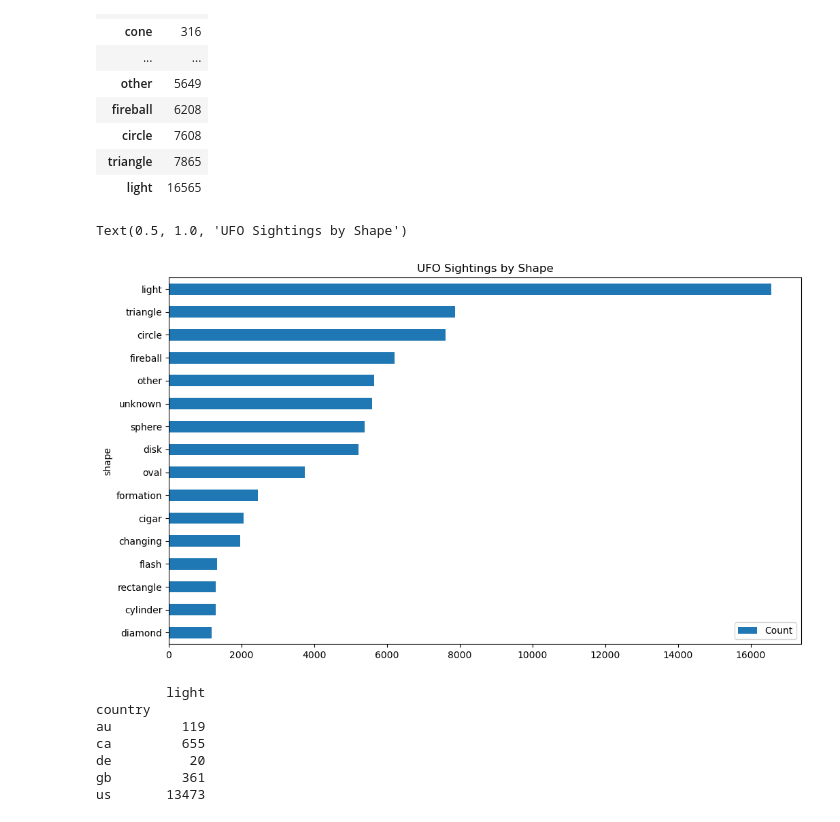
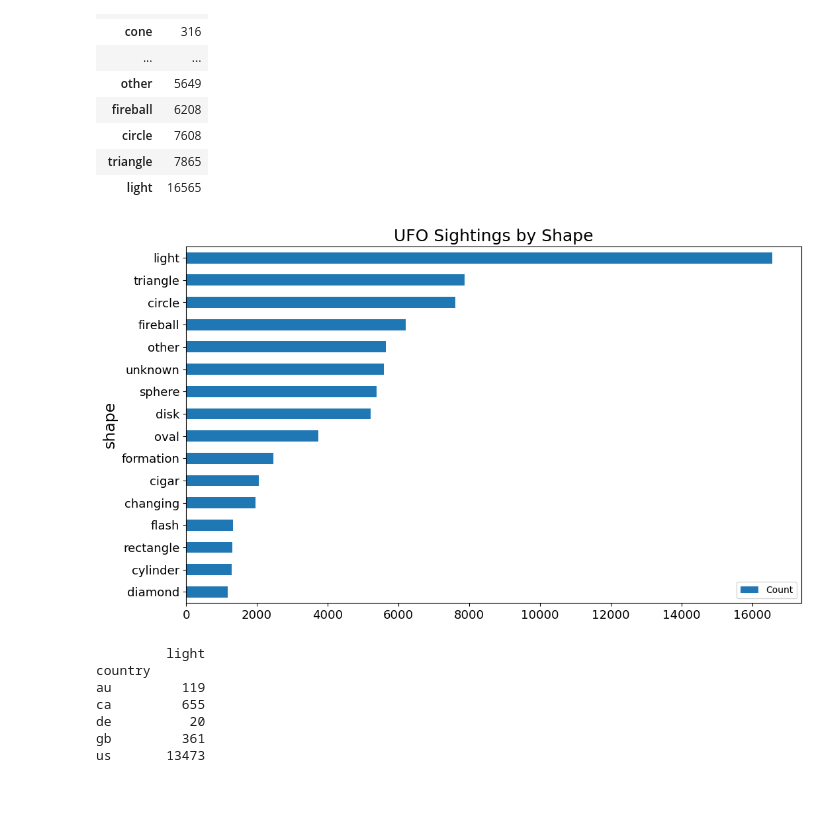
Before and after one commit to fountainsam/Team3_Project1, a Jupyter notebook: scrubbed_ufo.ipynb, the cells around one changed output. Saved outputs shown, nothing was run; the diff lists cells and outputs as text; code cells hidden in the pictures; blank space fills up the shorter version.

```diff
--- a/scrubbed_ufo.ipynb
+++ b/scrubbed_ufo.ipynb
@@ -54,11 +54,12 @@ ufo_shape
 # %%
 ufo_shape_for_bar=ufo_shape.loc[ufo_shape["Count"]>=1000]
 
-ufo_shape_for_bar_plot=ufo_shape_for_bar.plot(kind="barh",figsize=(12,7))
-plt.title("UFO Sightings by Shape")
+ufo_shape_for_bar_plot=ufo_shape_for_bar.plot(kind="barh",figsize=(12,7),fontsize=13)
+plt.title("UFO Sightings by Shape", fontsize=18)
+plt.ylabel("shape",fontsize=17)
+plt.savefig("Fig1.png")
 # %% [output]
-Text(0.5, 1.0, 'UFO Sightings by Shape')
-[figure, old version]
+[figure, new version]
 # %%
 #Function to count shapes by countries and create a df
 def shape(x,y,z):
```
Also changed, not shown: parts of 5 cells of this notebook, 4 other files.
